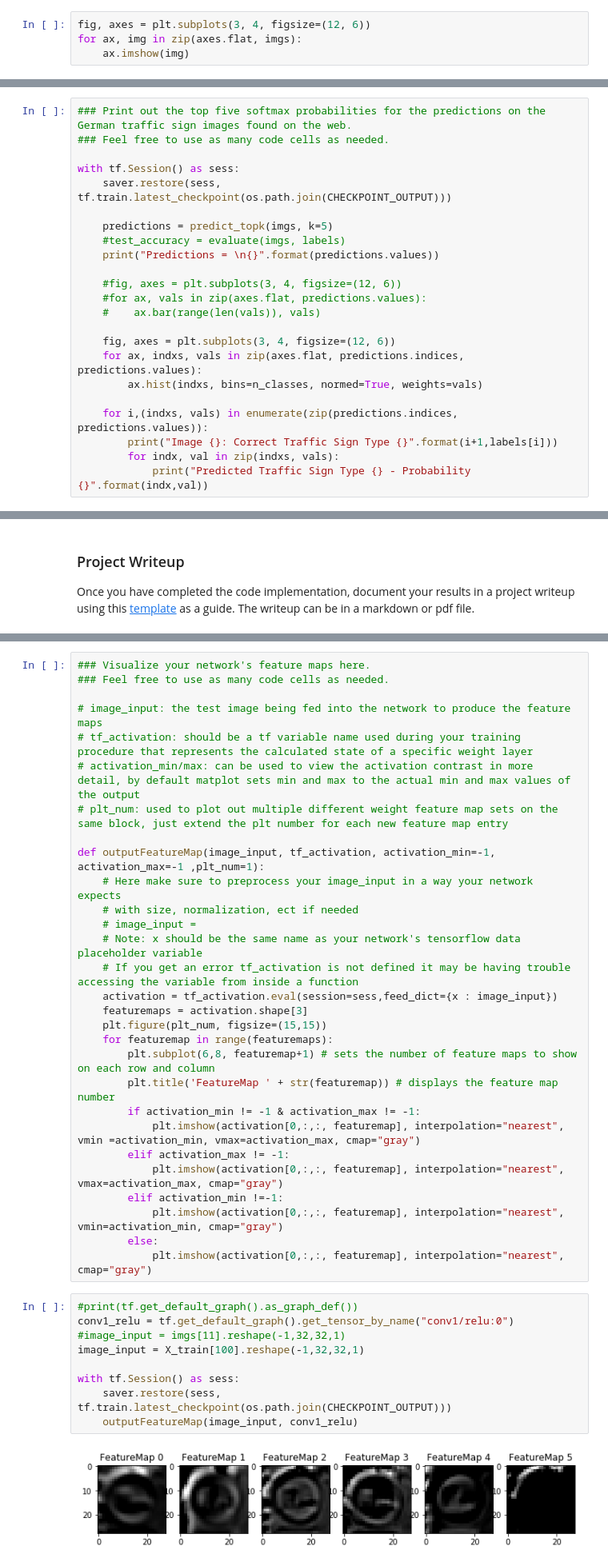
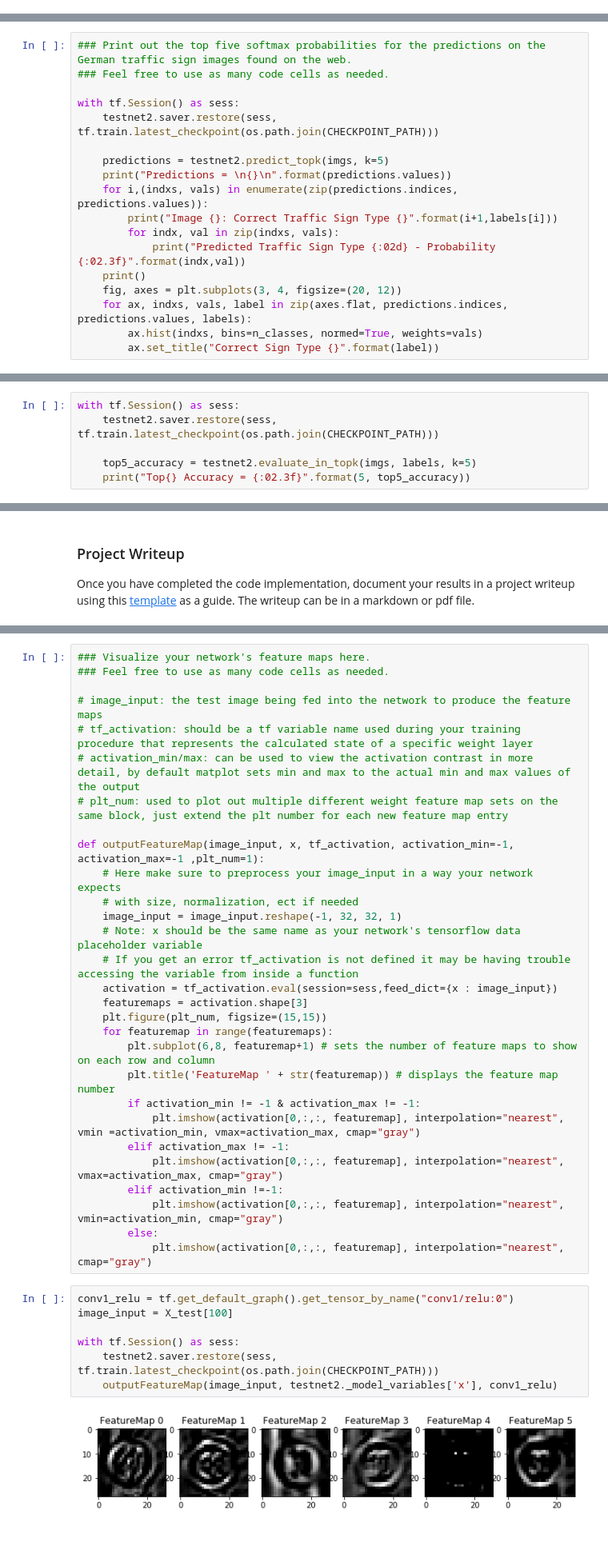
Before and after one commit to beylul/CarND-Traffic-Sign-Classifier-Project, a Jupyter notebook: Traffic_Sign_Classifier.ipynb, the cells around one changed output, grey strips where cells are left out. Shown at 80% size. Drawn from its saved outputs; the diff is of its cells as text; blank space fills up the shorter version.

```diff
--- a/Traffic_Sign_Classifier.ipynb
+++ b/Traffic_Sign_Classifier.ipynb
@@ -438,7 +496,3 @@ names = [ 'test{}.jpg'.format(str(_)) for _ in range(1,13) ]
 labels = np.array([34,33,2,3,2,30,22,27,25,23,31,38])
 
 imgs = np.array([imread(os.path.join(TEST_IMAGE_FOLDER, name)) for name in names])
-# %%
-fig, axes = plt.subplots(3, 4, figsize=(12, 6))
-for ax, img in zip(axes.flat, imgs):
-    ax.imshow(img)
@@ -530,23 +583,18 @@ Looking just at the first row we get `[ 0.34763842,  0.24879643,  0.12789202]`,
 ### Feel free to use as many code cells as needed.
 
 with tf.Session() as sess:
-    saver.restore(sess, tf.train.latest_checkpoint(os.path.join(CHECKPOINT_OUTPUT)))
+    testnet2.saver.restore(sess, tf.train.latest_checkpoint(os.path.join(CHECKPOINT_PATH)))
 
-    predictions = predict_topk(imgs, k=5)
-    #test_accuracy = evaluate(imgs, labels)
-    print("Predictions = \n{}".format(predictions.values))
-
-    #fig, axes = plt.subplots(3, 4, figsize=(12, 6))
-    #for ax, vals in zip(axes.flat, predictions.values):
-    #    ax.bar(range(len(vals)), vals)
-
-    fig, axes = plt.subplots(3, 4, figsize=(12, 6))
-    for ax, indxs, vals in zip(axes.flat, predictions.indices, predictions.values):
-        ax.hist(indxs, bins=n_classes, normed=True, weights=vals)
-
+    predictions = testnet2.predict_topk(imgs, k=5)
+    print("Predictions = \n{}\n".format(predictions.values))
     for i,(indxs, vals) in enumerate(zip(predictions.indices, predictions.values)):
         print("Image {}: Correct Traffic Sign Type {}".format(i+1,labels[i]))
         for indx, val in zip(indxs, vals):
-            print("Predicted Traffic Sign Type {} - Probability {}".format(indx,val))
+            print("Predicted Traffic Sign Type {:02d} - Probability {:02.3f}".format(indx,val))
+    print()
+    fig, axes = plt.subplots(3, 4, figsize=(20, 12))
+    for ax, indxs, vals, label in zip(axes.flat, predictions.indices, predictions.values, labels):
+        ax.hist(indxs, bins=n_classes, normed=True, weights=vals)
+        ax.set_title("Correct Sign Type {}".format(label))
 # %% [output]
 Predictions =
@@ -569,0 +618,6 @@ Predicted Traffic Sign Type 14 - Probability 9.335296017585138e-23
+# %%
+with tf.Session() as sess:
+    testnet2.saver.restore(sess, tf.train.latest_checkpoint(os.path.join(CHECKPOINT_PATH)))
+
+    top5_accuracy = testnet2.evaluate_in_topk(imgs, labels, k=5)
+    print("Top{} Accuracy = {:02.3f}".format(5, top5_accuracy))
@@ -602,10 +658,10 @@ For an example of what feature map outputs look like, check out NVIDIA's results
 # activation_min/max: can be used to view the activation contrast in more detail, by default matplot sets min and max to the actual min and max values of the output
 # plt_num: used to plot out multiple different weight feature map sets on the same block, just extend the plt number for each new feature map entry
 
-def outputFeatureMap(image_input, tf_activation, activation_min=-1, activation_max=-1 ,plt_num=1):
+def outputFeatureMap(image_input, x, tf_activation, activation_min=-1, activation_max=-1 ,plt_num=1):
     # Here make sure to preprocess your image_input in a way your network expects
     # with size, normalization, ect if needed
-    # image_input =
+    image_input = image_input.reshape(-1, 32, 32, 1)
     # Note: x should be the same name as your network's tensorflow data placeholder variable
     # If you get an error tf_activation is not defined it may be having trouble accessing the variable from inside a function
     activation = tf_activation.eval(session=sess,feed_dict={x : image_input})
@@ -623,16 +679,14 @@ def outputFeatureMap(image_input, tf_activation, activation_min=-1, activation_m
         else:
             plt.imshow(activation[0,:,:, featuremap], interpolation="nearest", cmap="gray")
 # %%
-#print(tf.get_default_graph().as_graph_def())
 conv1_relu = tf.get_default_graph().get_tensor_by_name("conv1/relu:0")
-#image_input = imgs[11].reshape(-1,32,32,1)
-image_input = X_train[100].reshape(-1,32,32,1)
+image_input = X_test[100]
 
 with tf.Session() as sess:
-    saver.restore(sess, tf.train.latest_checkpoint(os.path.join(CHECKPOINT_OUTPUT)))
-    outputFeatureMap(image_input, conv1_relu)
+    testnet2.saver.restore(sess, tf.train.latest_checkpoint(os.path.join(CHECKPOINT_PATH)))
+    outputFeatureMap(image_input, testnet2._model_variables['x'], conv1_relu)
 # %% [output]
-[figure, old version]
+[figure, new version]
 # %%
 conv2_relu = tf.get_default_graph().get_tensor_by_name("conv2/relu:0")
 with tf.Session() as sess:
```
Also changed, not shown: parts of 21 cells of this notebook.
